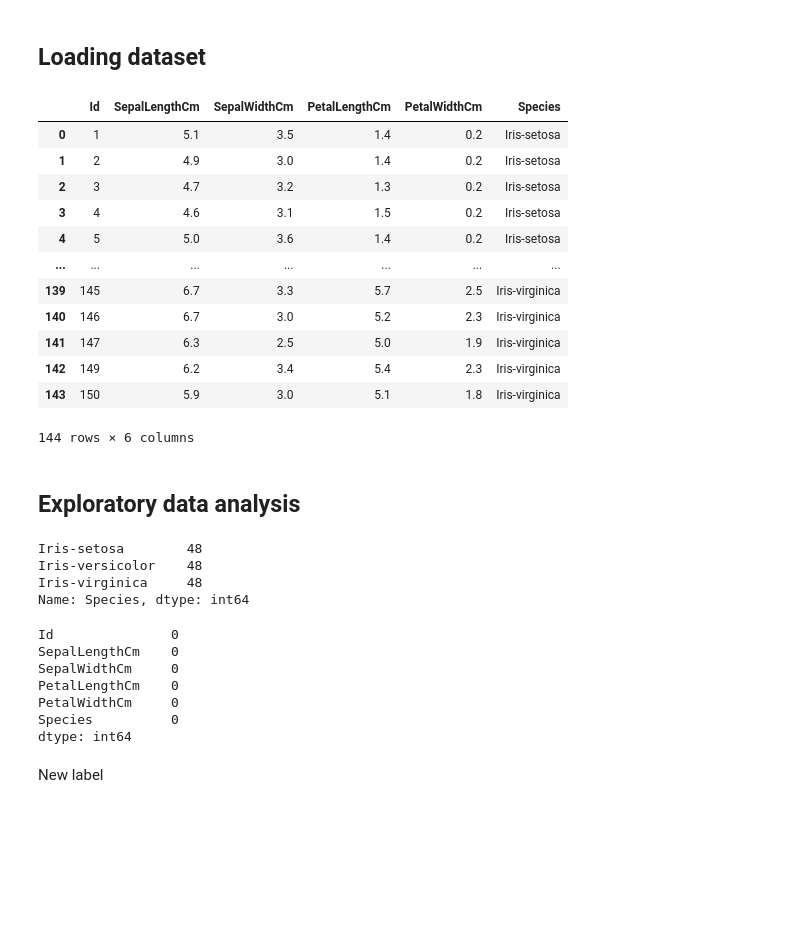
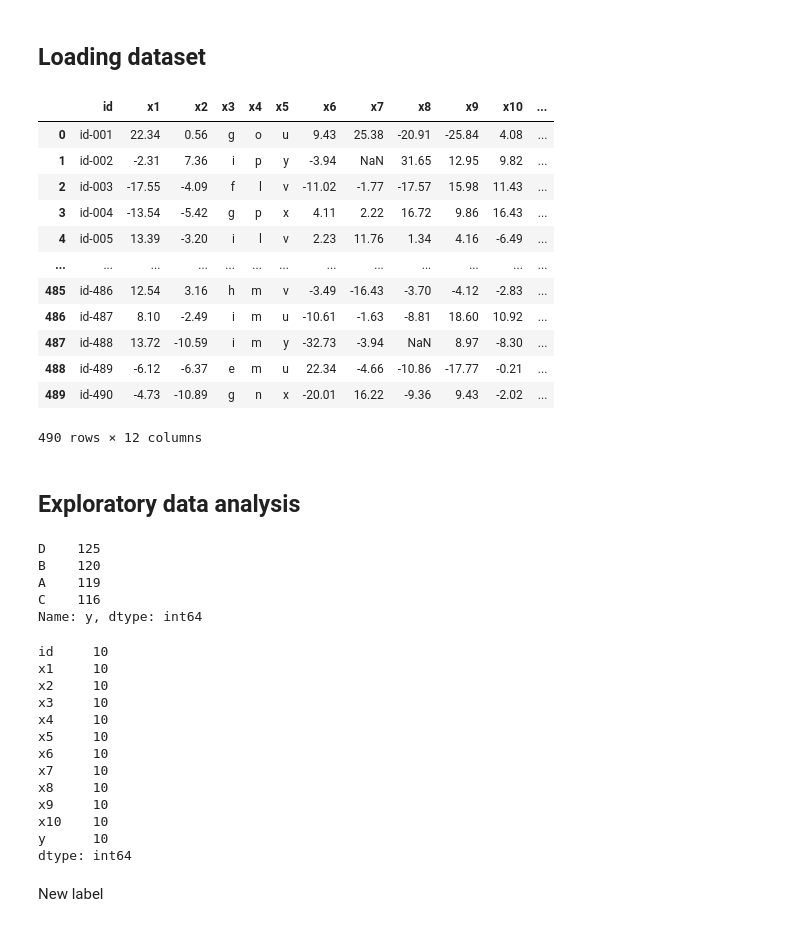
Before and after one commit to FiresoftPH/Cognitive_Computing_Application, a Jupyter notebook: Week_5/Wk_4_(Lab)_knn_and_k_means_for_iris_dataset copy.ipynb, the cells around one changed output. Saved outputs shown, nothing was run; the diff lists cells and outputs as text; code cells hidden in the pictures; blank space fills up the shorter version.

```diff
--- a/Week_5/Wk_4_(Lab)_knn_and_k_means_for_iris_dataset.ipynb
+++ b/Week_5/Wk_4_(Lab)_knn_and_k_means_for_iris_dataset copy.ipynb
@@ -19,41 +19,48 @@ import seaborn as sns
 ## Loading dataset
 # %%
 #df_clss = pd.read_excel('Iris.xlsx')
-df_clss = pd.read_excel('Training_dataset_iris.xlsx')
-df_clss
+df = pd.read_csv('Ex1-Class-train.csv')
+df
 # %% [output]
-|  | Id | SepalLengthCm | SepalWidthCm | PetalLengthCm | PetalWidthCm | Species |
-| 0 | 1 | 5.1 | 3.5 | 1.4 | 0.2 | Iris-setosa |
-| 1 | 2 | 4.9 | 3.0 | 1.4 | 0.2 | Iris-setosa |
-| 2 | 3 | 4.7 | 3.2 | 1.3 | 0.2 | Iris-setosa |
-| 3 | 4 | 4.6 | 3.1 | 1.5 | 0.2 | Iris-setosa |
-| 4 | 5 | 5.0 | 3.6 | 1.4 | 0.2 | Iris-setosa |
-| ... | ... | ... | ... | ... | ... | ... |
-| 139 | 145 | 6.7 | 3.3 | 5.7 | 2.5 | Iris-virginica |
-| 140 | 146 | 6.7 | 3.0 | 5.2 | 2.3 | Iris-virginica |
-| 141 | 147 | 6.3 | 2.5 | 5.0 | 1.9 | Iris-virginica |
-| 142 | 149 | 6.2 | 3.4 | 5.4 | 2.3 | Iris-virginica |
-| 143 | 150 | 5.9 | 3.0 | 5.1 | 1.8 | Iris-virginica |
+|  | id | x1 | x2 | x3 | x4 | x5 | x6 | x7 | x8 | x9 | x10 | ... |
+| 0 | id-001 | 22.34 | 0.56 | g | o | u | 9.43 | 25.38 | -20.91 | -25.84 | 4.08 | ... |
+| 1 | id-002 | -2.31 | 7.36 | i | p | y | -3.94 | NaN | 31.65 | 12.95 | 9.82 | ... |
+| 2 | id-003 | -17.55 | -4.09 | f | l | v | -11.02 | -1.77 | -17.57 | 15.98 | 11.43 | ... |
+| 3 | id-004 | -13.54 | -5.42 | g | p | x | 4.11 | 2.22 | 16.72 | 9.86 | 16.43 | ... |
+| 4 | id-005 | 13.39 | -3.20 | i | l | v | 2.23 | 11.76 | 1.34 | 4.16 | -6.49 | ... |
+| ... | ... | ... | ... | ... | ... | ... | ... | ... | ... | ... | ... | ... |
+| 485 | id-486 | 12.54 | 3.16 | h | m | v | -3.49 | -16.43 | -3.70 | -4.12 | -2.83 | ... |
+| 486 | id-487 | 8.10 | -2.49 | i | m | u | -10.61 | -1.63 | -8.81 | 18.60 | 10.92 | ... |
+| 487 | id-488 | 13.72 | -10.59 | i | m | y | -32.73 | -3.94 | NaN | 8.97 | -8.30 | ... |
+| 488 | id-489 | -6.12 | -6.37 | e | m | u | 22.34 | -4.66 | -10.86 | -17.77 | -0.21 | ... |
+| 489 | id-490 | -4.73 | -10.89 | g | n | x | -20.01 | 16.22 | -9.36 | 9.43 | -2.02 | ... |
-144 rows × 6 columns
+490 rows × 12 columns
 # %% [markdown]
 ## Exploratory data analysis
-# %%
-df_clss['Species'].value_counts()
-# %% [output]
-Iris-setosa        48
-Iris-versicolor    48
-Iris-virginica     48
-Name: Species, dtype: int64
+# %%
+df['y'].value_counts()
+# %% [output]
+D    125
+B    120
+A    119
+C    116
+Name: y, dtype: int64
 # %%
 # Check missing data
-df_clss.isnull().sum()
+df.isnull().sum()
 # %% [output]
-Id               0
-SepalLengthCm    0
-SepalWidthCm     0
-PetalLengthCm    0
-PetalWidthCm     0
-Species          0
+id     10
+x1     10
+x2     10
+x3     10
+x4     10
+x5     10
+x6     10
+x7     10
+x8     10
+x9     10
+x10    10
+y      10
 dtype: int64
 # %% [markdown]
 New label
```
Also changed, not shown: parts of 24 cells of this notebook, 3 other files.
